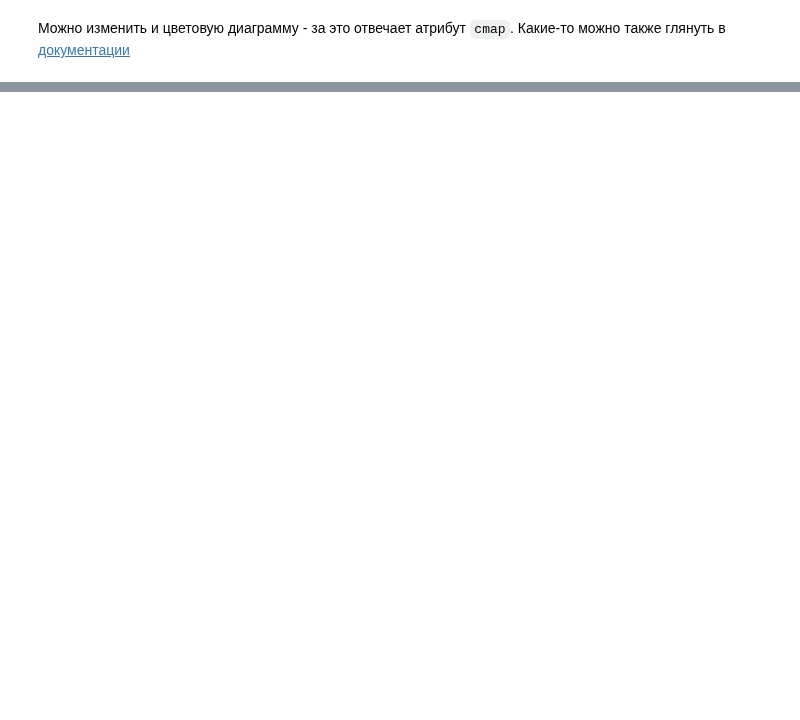
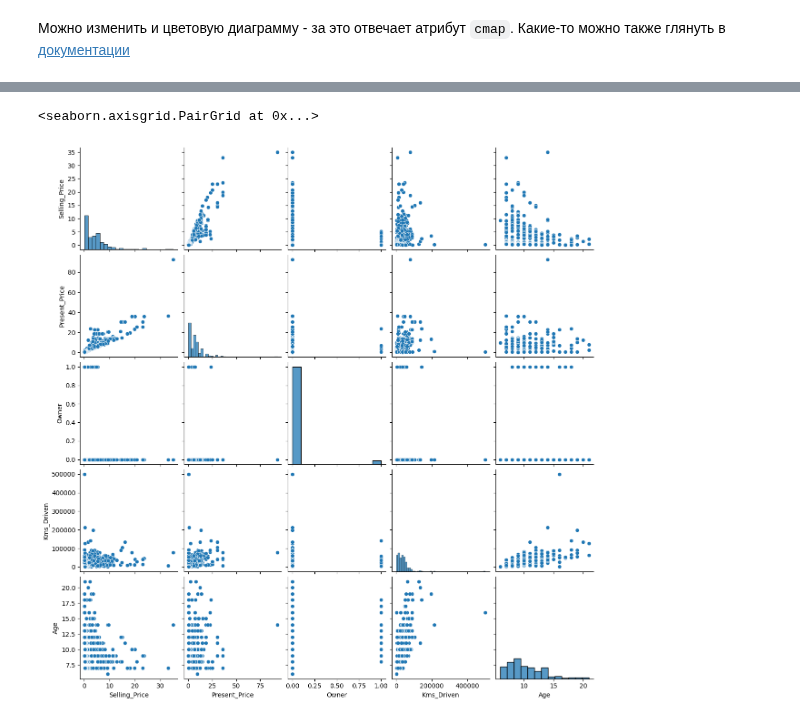
Before and after one commit to ksumarshmallow/Data-Analysis-Media-24, a Jupyter notebook: Seminars/Sem8/Sem8.ipynb, the cells around one changed output, grey strips where cells are left out. Cells and saved outputs as stored; diff of their text form; code cells hidden in the pictures; blank space fills up the shorter version.

```diff
--- a/Seminars/Sem8/Sem8.ipynb
+++ b/Seminars/Sem8/Sem8.ipynb
@@ -172,0 +218,5 @@ sns.heatmap(corr_matrix, annot=True, cmap='vlag');
+# %%
+sns.pairplot(df)
+# %% [output]
+<seaborn.axisgrid.PairGrid at 0x...>
+[figure, added]
```
Also changed, not shown: parts of 11 cells of this notebook.
